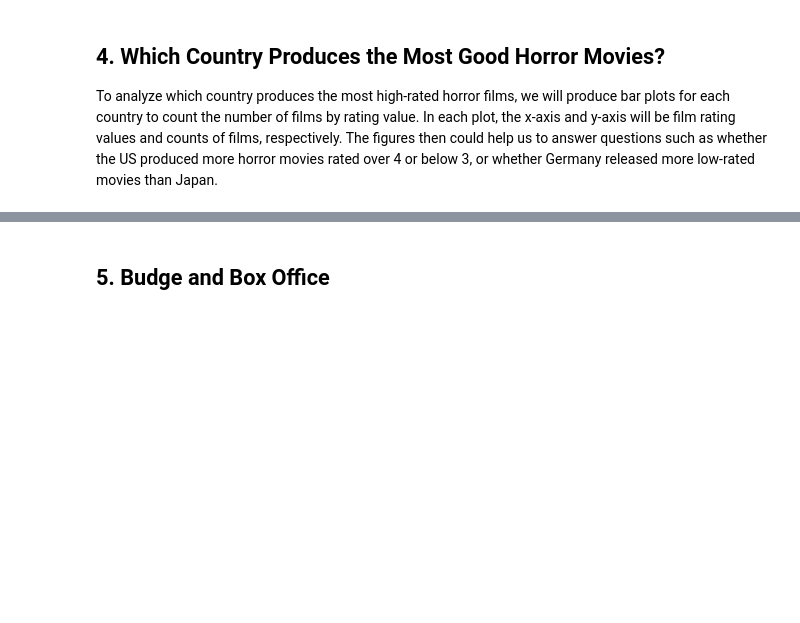
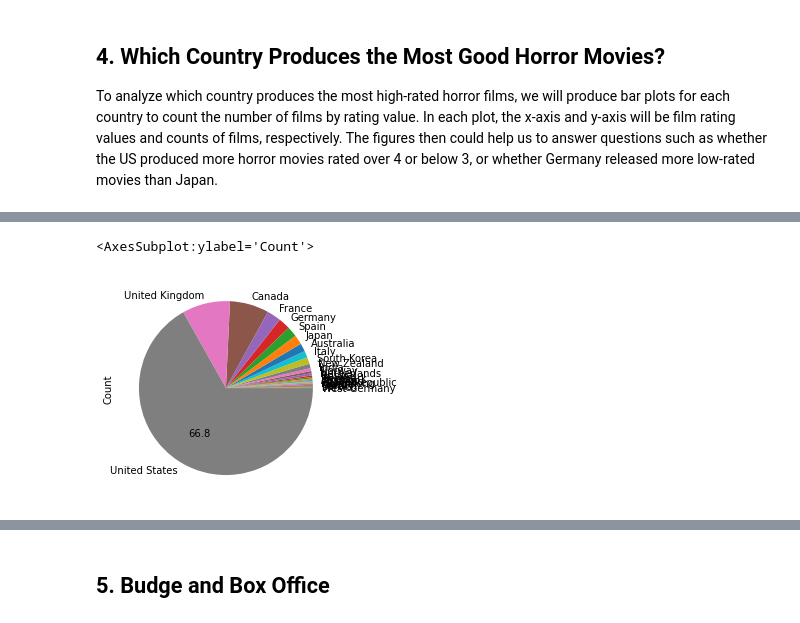
Before and after one commit to tl3472/GA4003-HorrorFilms, a Jupyter notebook: Horror Film Report.ipynb, the cells around one changed output, grey strips where cells are left out. Drawn from its saved outputs; the diff is of its cells as text; code cells hidden in the pictures; blank space fills up the shorter version.

```diff
--- a/Horror Film Report.ipynb
+++ b/Horror Film Report.ipynb
@@ -137,0 +222,10 @@ To analyze which country produces the most high-rated horror films, we will prod
+# %%
+from matplotlib import pyplot as plt
+gb_country.reset_index().rename(columns={'Name' : 'Count'}).set_index('Country').plot.pie(
+    y = 'Count',
+    legend = False,
+    autopct=lambda p: format(p, '.1f') if p > 10 else None
+    )
+# %% [output]
+<AxesSubplot:ylabel='Count'>
+[figure, added]
```
Also changed, not shown: parts of 35 cells of this notebook.
